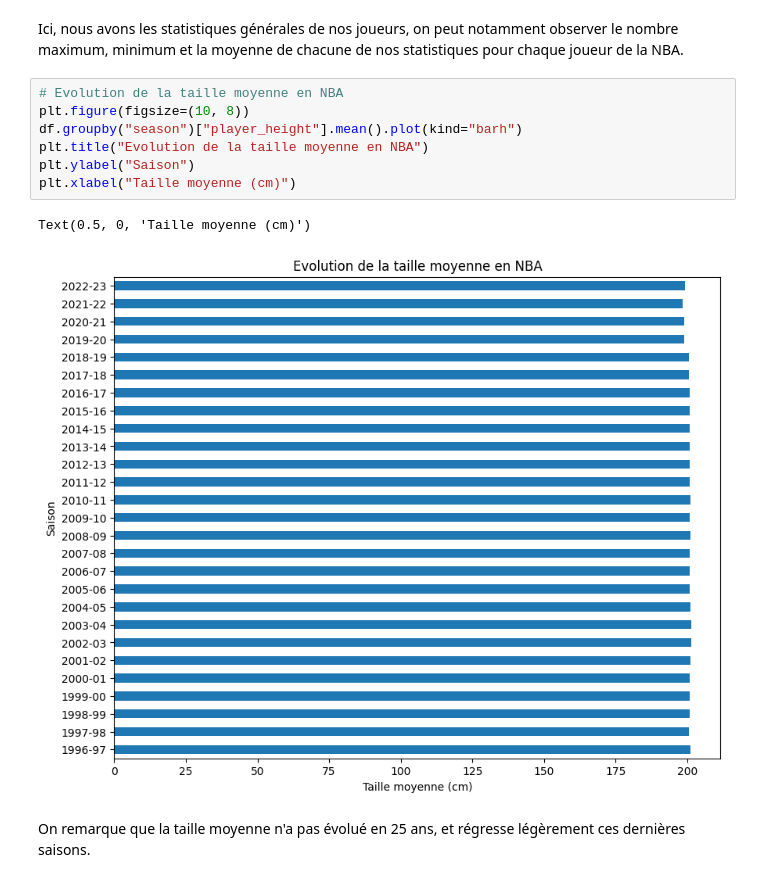
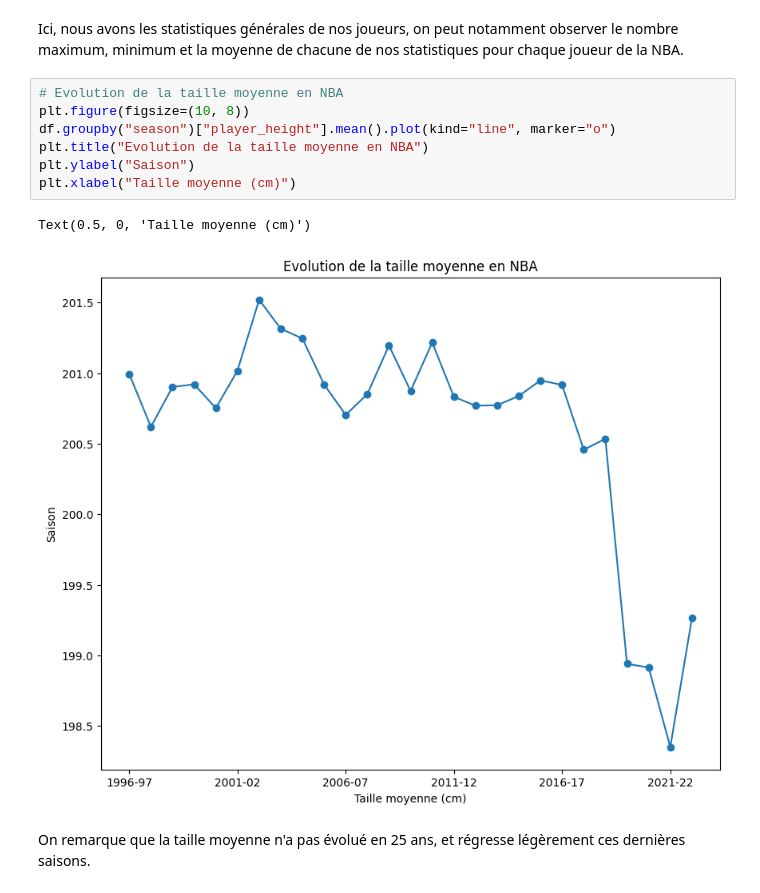
Before and after one commit to TAMINE-CYRIL/NBAStats, a Jupyter notebook: notebook.ipynb, the cells around one changed output. Drawn from its saved outputs; the diff is of its cells as text.

Commit message:
On ajoute de nouveaux graphiques et de nouvelles analyses

```diff
--- a/notebook.ipynb
+++ b/notebook.ipynb
@@ -170,12 +170,12 @@ Ici, nous avons les statistiques générales de nos joueurs, on peut notamment o
 # %%
 # Evolution de la taille moyenne en NBA
 plt.figure(figsize=(10, 8))
-df.groupby("season")["player_height"].mean().plot(kind="barh")
+df.groupby("season")["player_height"].mean().plot(kind="line", marker="o")
 plt.title("Evolution de la taille moyenne en NBA")
 plt.ylabel("Saison")
 plt.xlabel("Taille moyenne (cm)")
 # %% [output]
 Text(0.5, 0, 'Taille moyenne (cm)')
-[figure, old version]
+[figure, new version]
 # %% [markdown]
 On remarque que la taille moyenne n'a pas évolué en 25 ans, et régresse légèrement ces dernières saisons.
```
Also changed, not shown: parts of 3 cells of this notebook.
